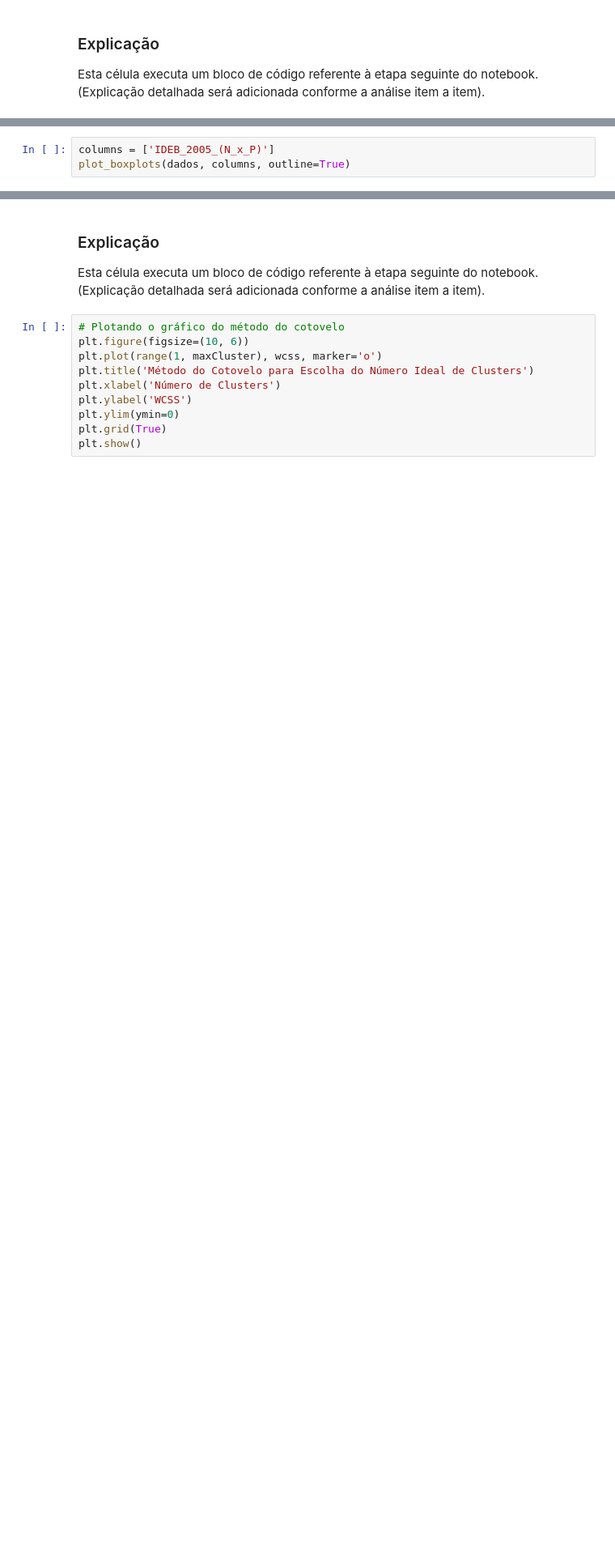
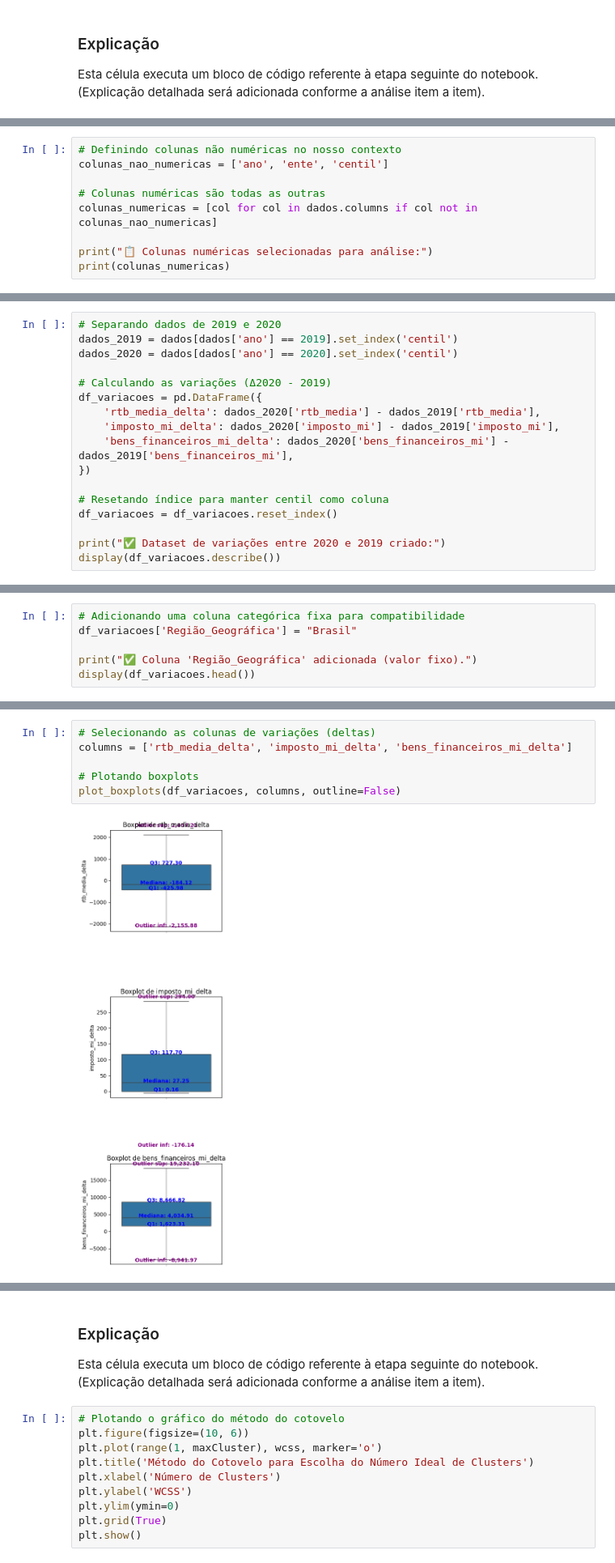
Before and after one commit to PadawanXXVI/kmeans-3d-cluster, a Jupyter notebook: distribuicao-renda.ipynb, the cells around one changed output, grey strips where cells are left out. Shown at 81% size. Drawn from its saved outputs; the diff is of its cells as text; blank space fills up the shorter version.

```diff
--- a/distribuicao-renda.ipynb
+++ b/distribuicao-renda.ipynb
@@ -847,3 +671,0 @@ Esta célula executa um bloco de código referente à etapa seguinte do notebook
-# %%
-columns = ['IDEB_2005_(N_x_P)']
-plot_boxplots(dados, columns, outline=True)
@@ -997,0 +708,9 @@ for i in tqdm(range(1, maxCluster)):
+# %%
+# Definindo colunas não numéricas no nosso contexto
+colunas_nao_numericas = ['ano', 'ente', 'centil']
+
+# Colunas numéricas são todas as outras
+colunas_numericas = [col for col in dados.columns if col not in colunas_nao_numericas]
+
+print("📋 Colunas numéricas selecionadas para análise:")
+print(colunas_numericas)
@@ -997,0 +823,17 @@ for i in tqdm(range(1, maxCluster)):
+# %%
+# Separando dados de 2019 e 2020
+dados_2019 = dados[dados['ano'] == 2019].set_index('centil')
+dados_2020 = dados[dados['ano'] == 2020].set_index('centil')
+
+# Calculando as variações (Δ2020 - 2019)
+df_variacoes = pd.DataFrame({
+    'rtb_media_delta': dados_2020['rtb_media'] - dados_2019['rtb_media'],
+    'imposto_mi_delta': dados_2020['imposto_mi'] - dados_2019['imposto_mi'],
+    'bens_financeiros_mi_delta': dados_2020['bens_financeiros_mi'] - dados_2019['bens_financeiros_mi'],
+})
+
+# Resetando índice para manter centil como coluna
+df_variacoes = df_variacoes.reset_index()
+
+print("✅ Dataset de variações entre 2020 e 2019 criado:")
+display(df_variacoes.describe())
@@ -997,0 +873,6 @@ for i in tqdm(range(1, maxCluster)):
+# %%
+# Adicionando uma coluna categórica fixa para compatibilidade
+df_variacoes['Região_Geográfica'] = "Brasil"
+
+print("✅ Coluna 'Região_Geográfica' adicionada (valor fixo).")
+display(df_variacoes.head())
@@ -997,0 +986,8 @@ for i in tqdm(range(1, maxCluster)):
+# %%
+# Selecionando as colunas de variações (deltas)
+columns = ['rtb_media_delta', 'imposto_mi_delta', 'bens_financeiros_mi_delta']
+
+# Plotando boxplots
+plot_boxplots(df_variacoes, columns, outline=False)
+# %% [output]
+[figure, added]
```
Also changed, not shown: parts of 158 cells of this notebook, 1 other file.
